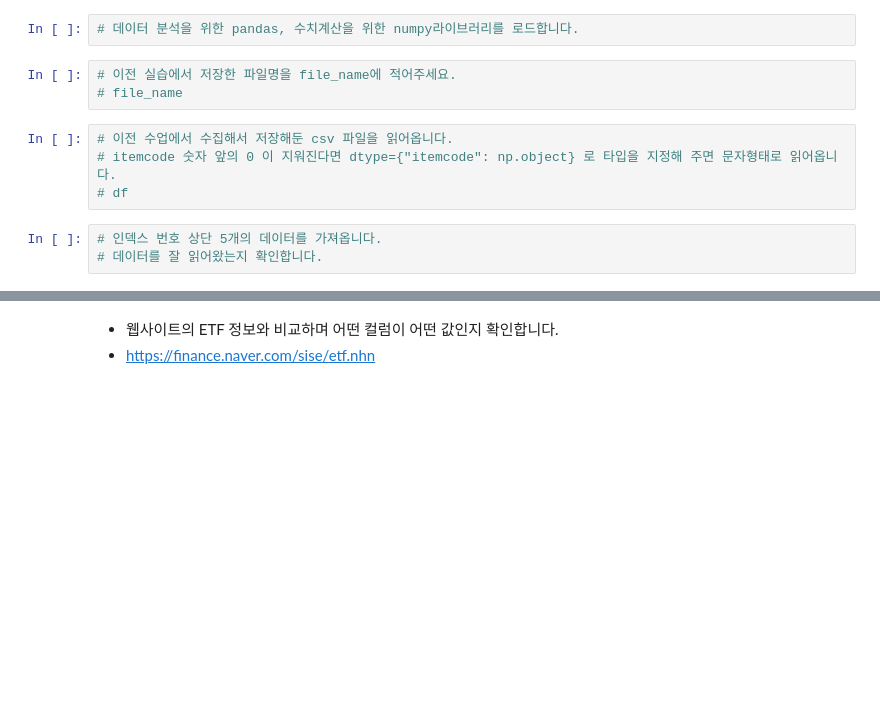
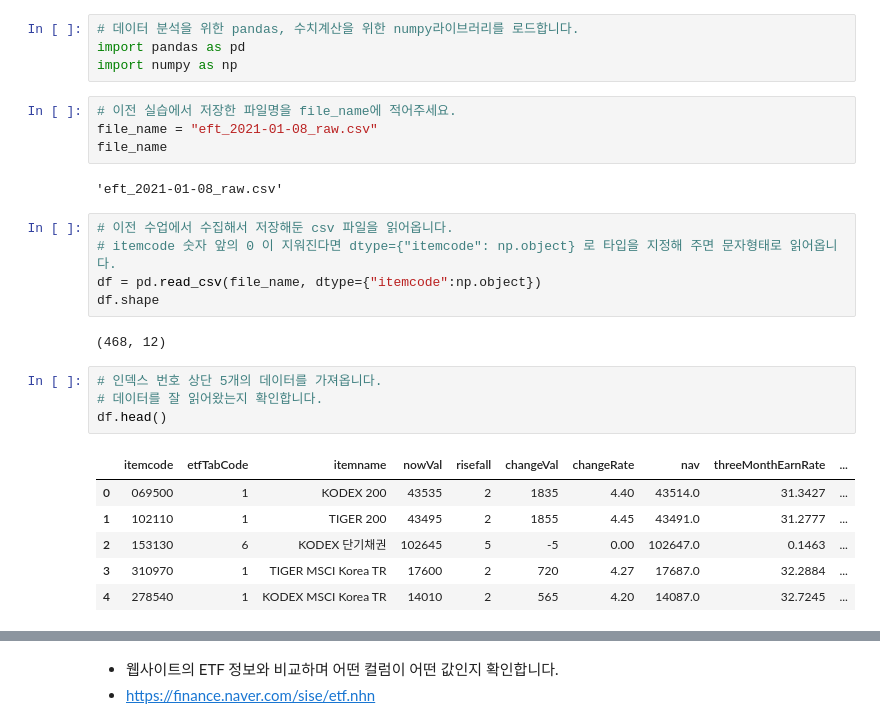
Before and after one commit to corazzon/finance-data-analysis, a Jupyter notebook: 4.2 ETF 전처리-input.ipynb, the cells around one changed output, grey strips where cells are left out. Cells and saved outputs as stored; diff of their text form; blank space fills up the shorter version.

```diff
--- a/4.2 ETF 전처리-input.ipynb
+++ b/4.2 ETF 전처리-input.ipynb
@@ -12,16 +14,32 @@
 ## 데이터 로드와 요약
 # %%
 # 데이터 분석을 위한 pandas, 수치계산을 위한 numpy라이브러리를 로드합니다.
+import pandas as pd
+import numpy as np
 # %%
 # 이전 실습에서 저장한 파일명을 file_name에 적어주세요.
-# file_name
+file_name = "eft_2021-01-08_raw.csv"
+file_name
+# %% [output]
+'eft_2021-01-08_raw.csv'
 # %%
 # 이전 수업에서 수집해서 저장해둔 csv 파일을 읽어옵니다.
 # itemcode 숫자 앞의 0 이 지워진다면 dtype={"itemcode": np.object} 로 타입을 지정해 주면 문자형태로 읽어옵니다.
-# df
+df = pd.read_csv(file_name, dtype={"itemcode":np.object})
+df.shape
+# %% [output]
+(468, 12)
 # %%
 # 인덱스 번호 상단 5개의 데이터를 가져옵니다.
 # 데이터를 잘 읽어왔는지 확인합니다.
+df.head()
+# %% [output]
+|  | itemcode | etfTabCode | itemname | nowVal | risefall | changeVal | changeRate | nav | threeMonthEarnRate | ... |
+| 0 | 069500 | 1 | KODEX 200 | 43535 | 2 | 1835 | 4.40 | 43514.0 | 31.3427 | ... |
+| 1 | 102110 | 1 | TIGER 200 | 43495 | 2 | 1855 | 4.45 | 43491.0 | 31.2777 | ... |
+| 2 | 153130 | 6 | KODEX 단기채권 | 102645 | 5 | -5 | 0.00 | 102647.0 | 0.1463 | ... |
+| 3 | 310970 | 1 | TIGER MSCI Korea TR | 17600 | 2 | 720 | 4.27 | 17687.0 | 32.2884 | ... |
+| 4 | 278540 | 1 | KODEX MSCI Korea TR | 14010 | 2 | 565 | 4.20 | 14087.0 | 32.7245 | ... |
 # %%
 # 인덱스 하단의 5개 데이터를 가져옵니다.
 # 데이터를 잘 읽어왔는지 확인합니다.
```
Also changed, not shown: parts of 29 cells of this notebook, 16 other files.
